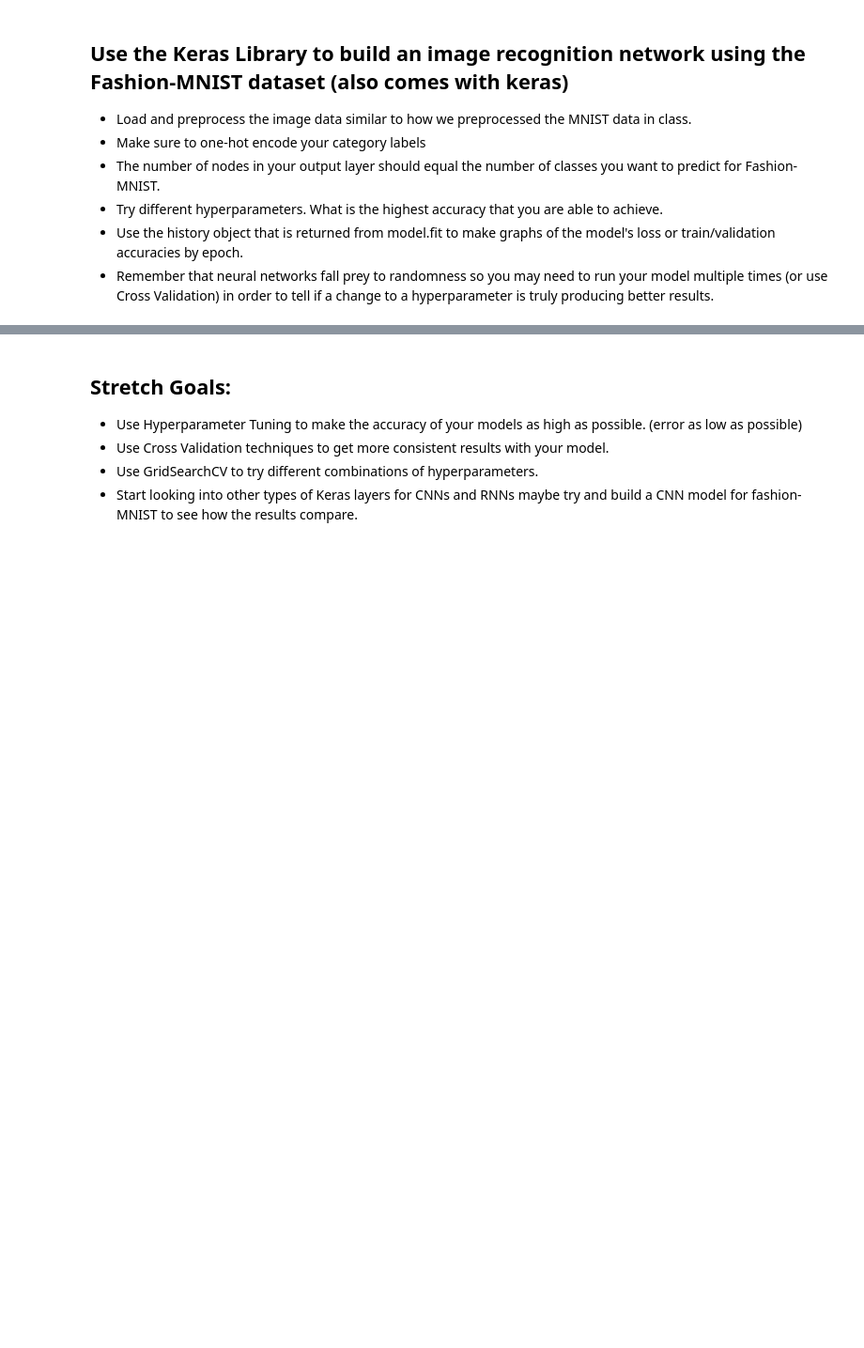
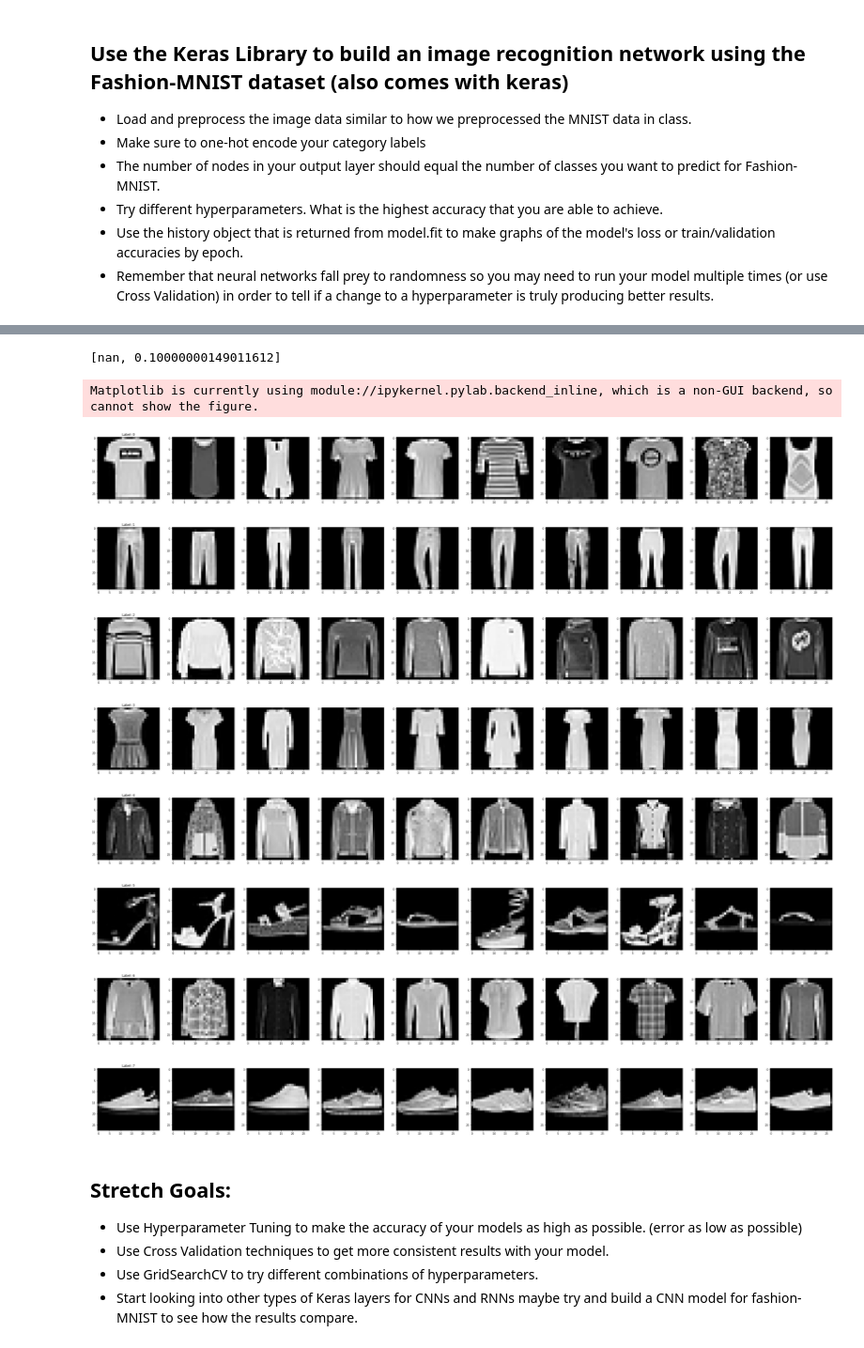
Before and after one commit to lfr4704/DS-Unit-4-Sprint-2-Neural-Networks, a Jupyter notebook: module3-Intro-to-Keras/LS_DS_423_Keras_Assignment.ipynb, the cells around one changed output, grey strips where cells are left out. Shown: that part at 94% size. Cells and saved outputs as stored; diff of their text form; code cells hidden in the pictures; blank space fills up the shorter version.

```diff
--- a/module3-Intro-to-Keras/LS_DS_423_Keras_Assignment.ipynb
+++ b/module3-Intro-to-Keras/LS_DS_423_Keras_Assignment.ipynb
@@ -272,0 +281,2 @@ ValueError: Mime type rendering requires nbformat>=4.2.0 but it is not installed
+# %%
+(X_train, y_train), (X_test, y_test) = fashion_mnist.load_data()
@@ -273,3 +357,31 @@ ValueError: Mime type rendering requires nbformat>=4.2.0 but it is not installed
+# %%
+scores
+# %% [output]
+[nan, 0.10000000149011612]
+# %%
+(X_train, y_train), (X_test, y_test) = fashion_mnist.load_data()
+X_train[0]
+
+import matplotlib.pyplot as plt
+
+for n in range(10):
+    samples = [sample for sample, label in zip(X_train, y_train) if label == n][:10]
+
+    fig, axes = plt.subplots(ncols=10, figsize=(50,5))
+    for sample, ax in zip(samples, axes):
+        ax.imshow(sample, "gray")
+    axes[0].set_title(f"Label: {n}")
+    fig.show()
+# %% [output]
+Matplotlib is currently using module://ipykernel.pylab.backend_inline, which is a non-GUI backend, so cannot show the figure.
+[figure, added]
+[figure, added]
+[figure, added]
+[figure, added]
+[figure, added]
+[figure, added]
+[figure, added]
+[figure, added]
 # %% [markdown]
 ## Stretch Goals:
 
```
Also changed, not shown: parts of 12 cells of this notebook.
